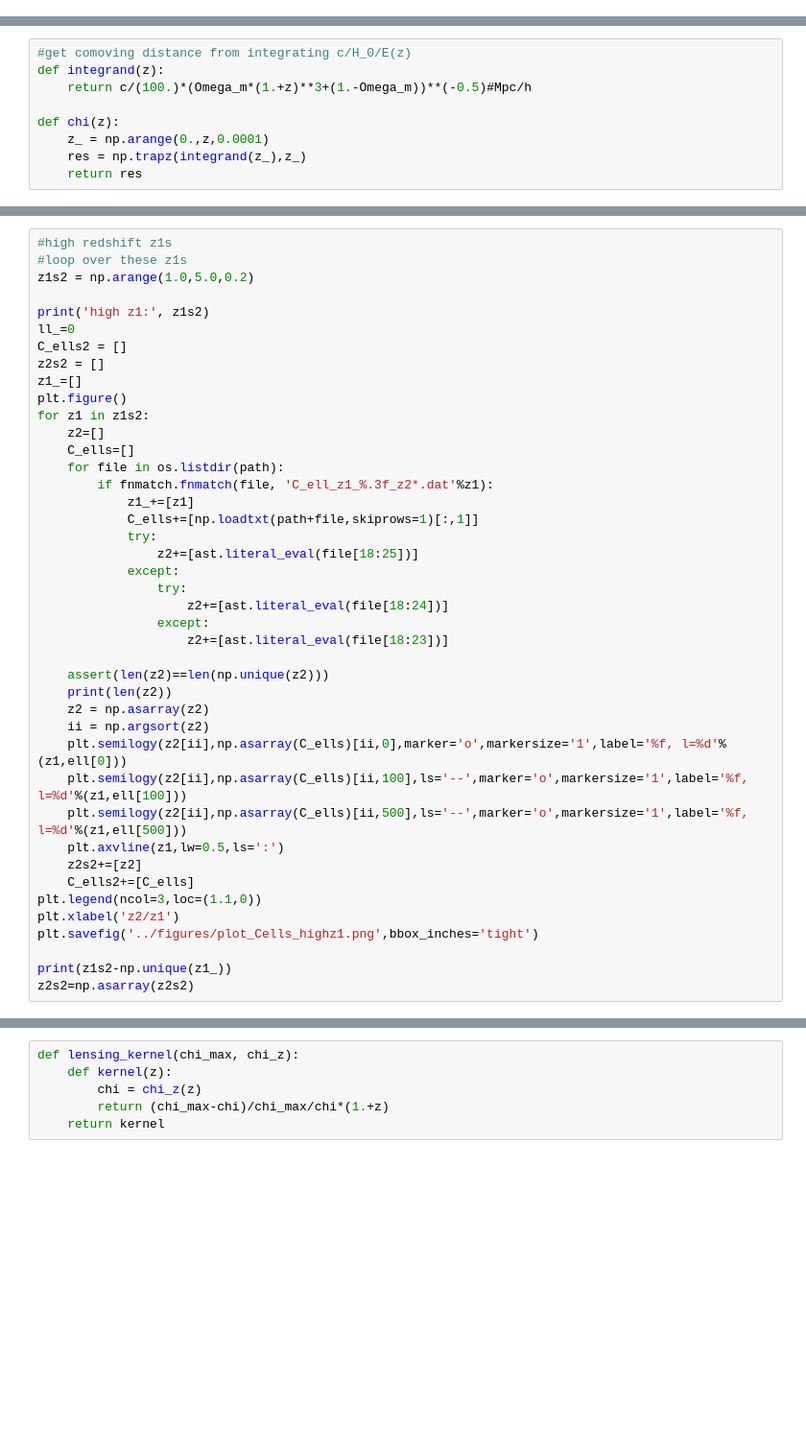
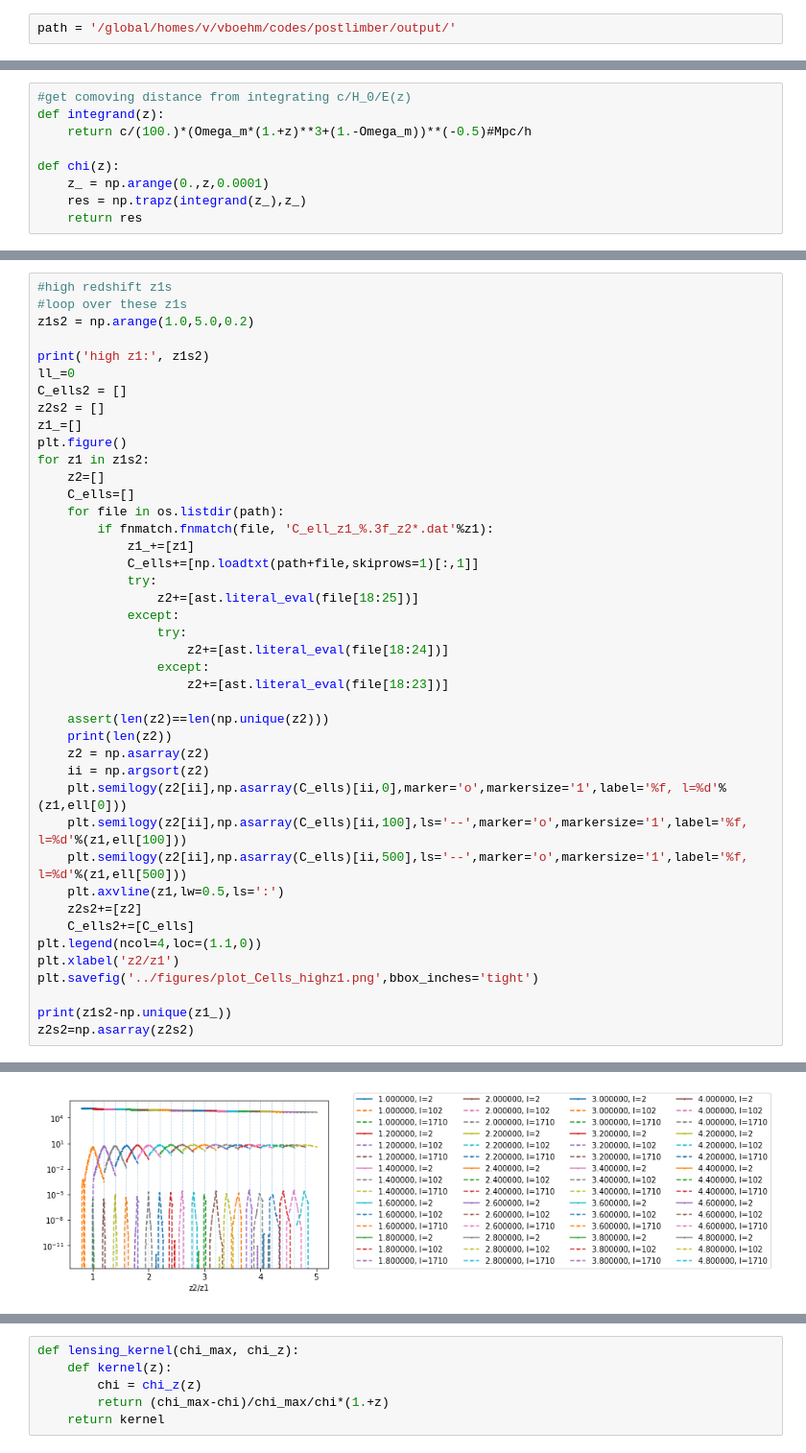
Before and after one commit to VMBoehm/postlimber, a Jupyter notebook: notebooks/IntegrateClpp.ipynb, the cells around one changed output, grey strips where cells are left out. Shown: that part at 96% size. Saved outputs shown, nothing was run; the diff lists cells and outputs as text; blank space fills up the shorter version.

```diff
--- a/notebooks/IntegrateClpp.ipynb
+++ b/notebooks/IntegrateClpp.ipynb
@@ -8,3 +6,5 @@ path = '/global/cscratch1/sd/vboehm/PostLimberCross/output_clpp/'
+# %%
+path = '/global/homes/v/vboehm/codes/postlimber/output/'
 # %%
 #cosmology
 h         = 0.6770
@@ -174,9 +193,10 @@ for z1 in z1s2:
     plt.axvline(z1,lw=0.5,ls=':')
     z2s2+=[z2]
     C_ells2+=[C_ells]
-plt.legend(ncol=3,loc=(1.1,0))
+plt.legend(ncol=4,loc=(1.1,0))
 plt.xlabel('z2/z1')
 plt.savefig('../figures/plot_Cells_highz1.png',bbox_inches='tight')
 
 print(z1s2-np.unique(z1_))
 z2s2=np.asarray(z2s2)
+# %% [output]
@@ -183,3 +220,4 @@ z2s2=np.asarray(z2s2)
+[figure, added]
 # %%
 
 C_ells1 = np.asarray(C_ells1)
```
Also changed, not shown: parts of 11 cells of this notebook, 8 other files.
